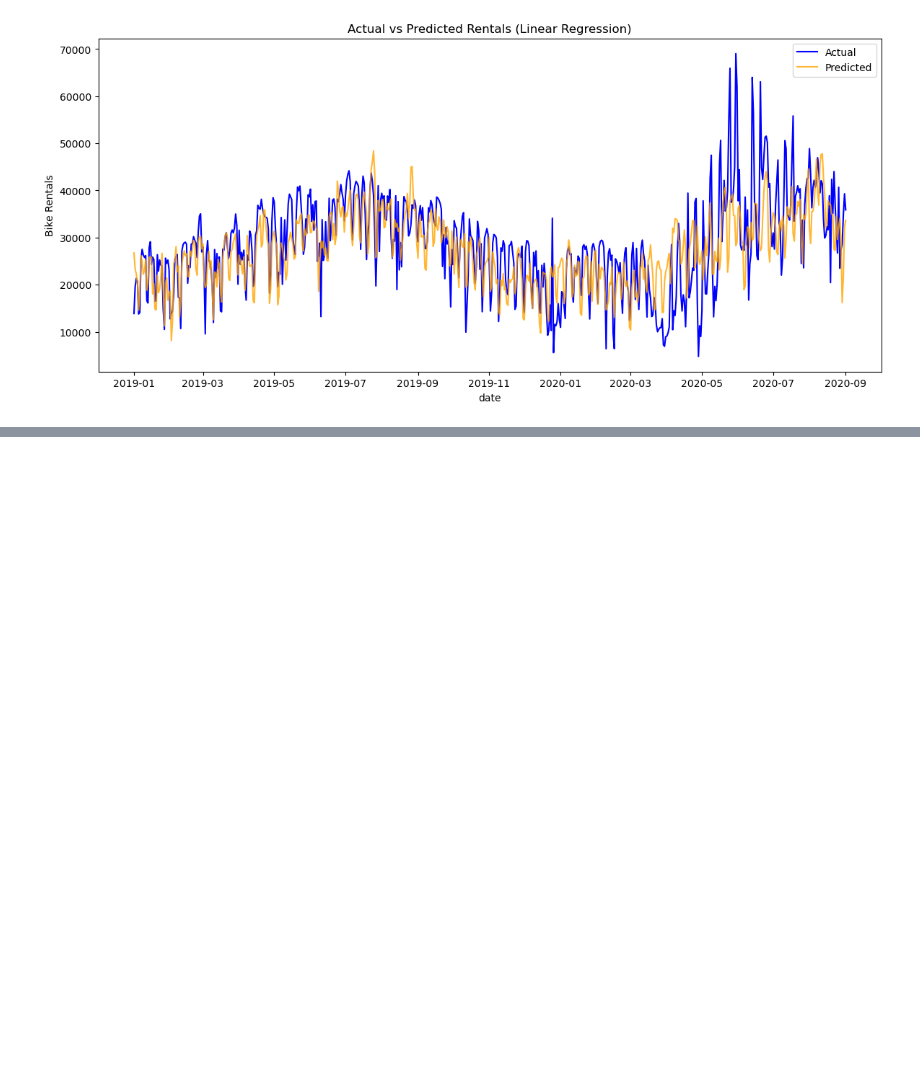
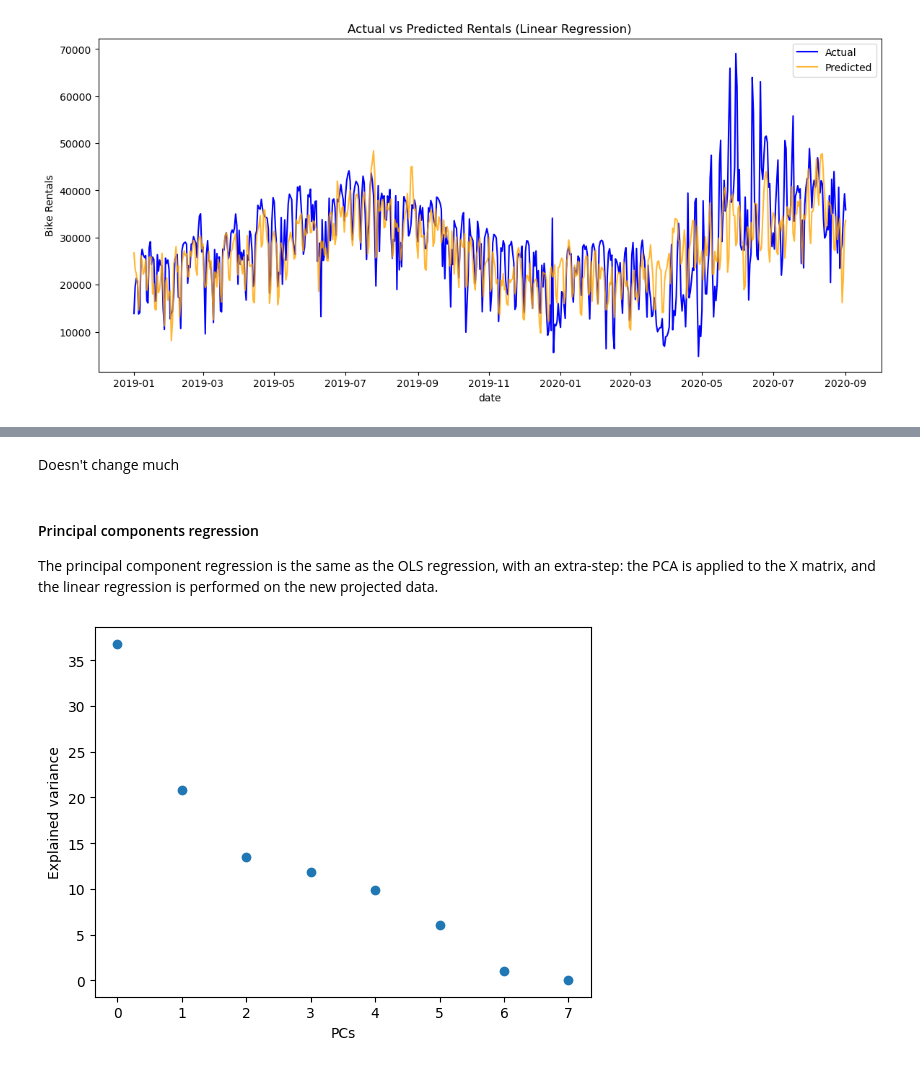
Before and after one commit to LotsAr/DataDrivenProject, a Jupyter notebook: ProjectCode.ipynb, the cells around one changed output, grey strips where cells are left out. Cells and saved outputs as stored; diff of their text form; code cells hidden in the pictures; blank space fills up the shorter version.

```diff
--- a/ProjectCode.ipynb
+++ b/ProjectCode.ipynb
@@ -573,0 +732,17 @@ Suspicious Coefficients:
+# %% [markdown]
+Doesn't change much
+# %% [markdown]
+#### Principal components regression
+
+The principal component regression is the same as the OLS regression, with an extra-step: the PCA is applied to the X matrix, and the linear regression is performed on the new projected data.
+# %%
+from sklearn.decomposition import PCA
+
+pca = PCA().fit(X0_train)
+
+plt.scatter(np.arange(X.shape[1]), pca.explained_variance_ratio_*100)
+plt.xlabel('PCs')
+plt.ylabel('Explained variance')
+plt.show()
+# %% [output]
+[figure, added]
```
Also changed, not shown: parts of 20 cells of this notebook.
